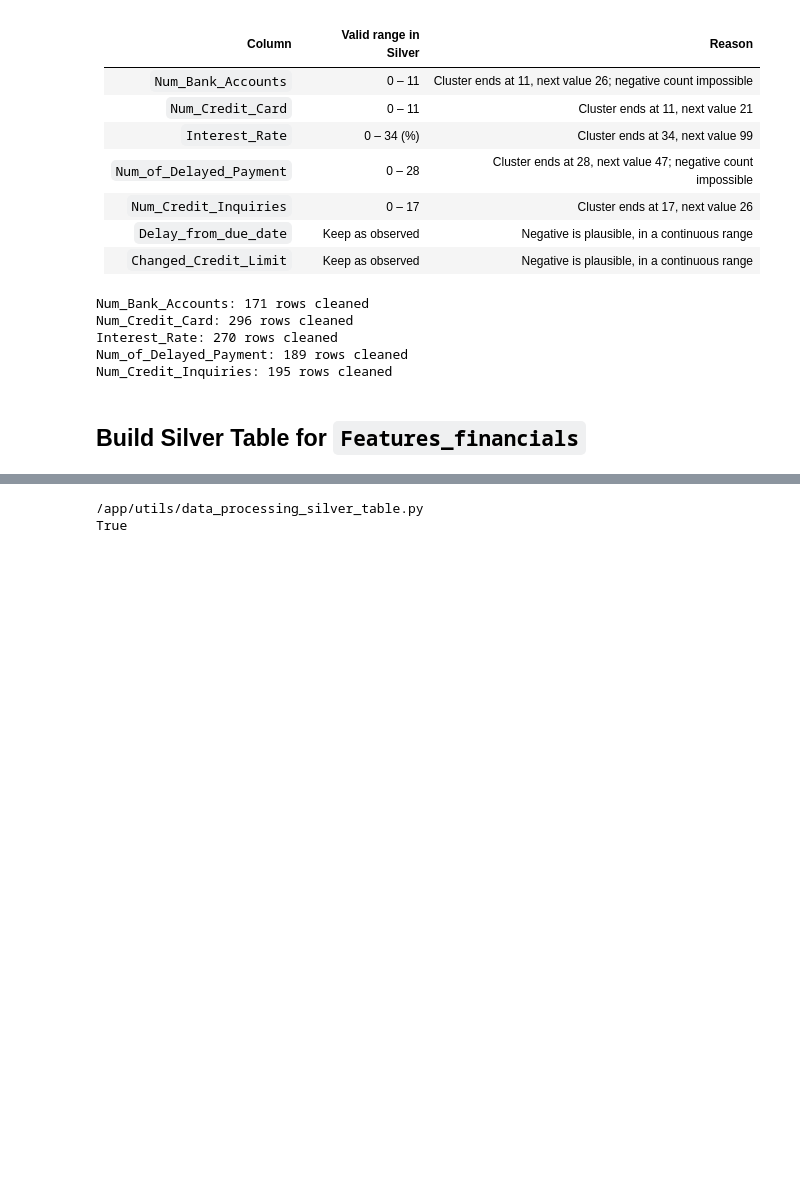
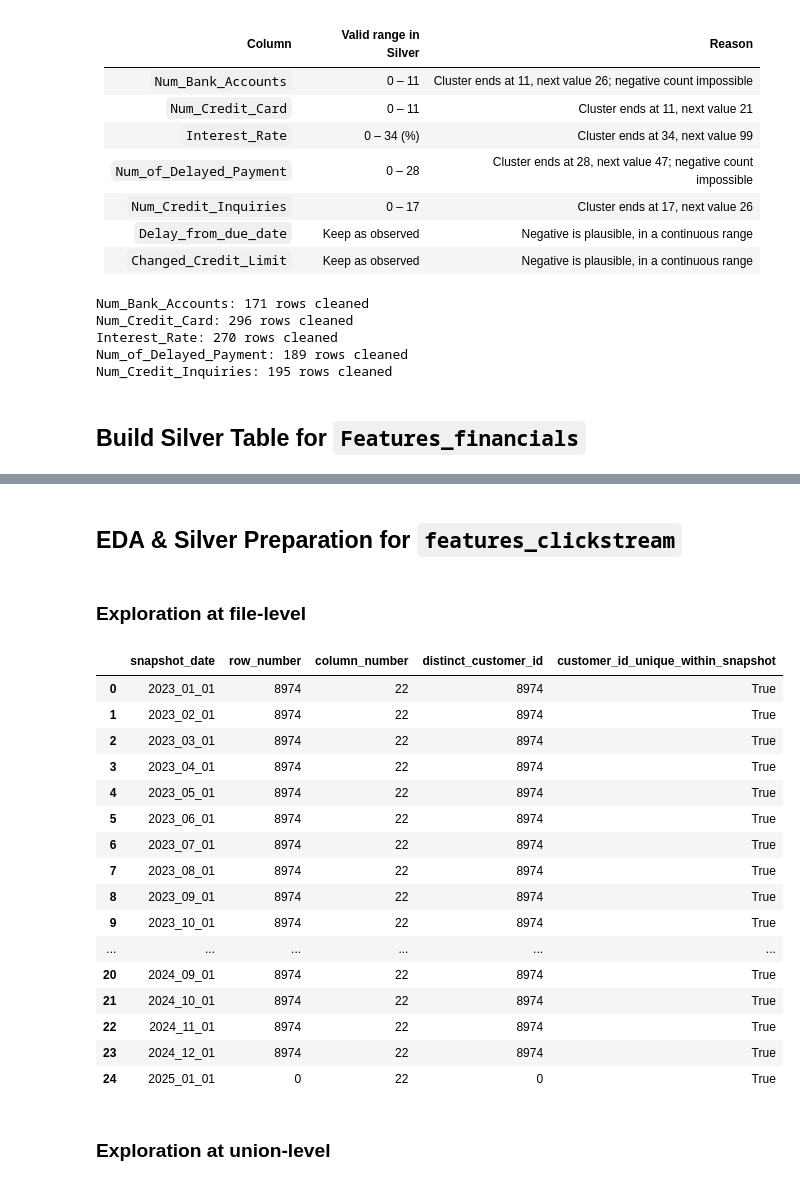
Before and after one commit to anhln113/MLE_Assignment_1, a Jupyter notebook: notebooks/EDA.ipynb, the cells around one changed output, grey strips where cells are left out. Saved outputs shown, nothing was run; the diff lists cells and outputs as text; code cells hidden in the pictures; blank space fills up the shorter version.

```diff
--- a/notebooks/EDA.ipynb
+++ b/notebooks/EDA.ipynb
@@ -1865,17 +1868,62 @@ loaded from: datamart/bronze/financials/bronze_feature_financials_2024_12_01.csv
 saved to: datamart/silver/financials/silver_feature_financials_2024_12_01.parquet row count: 515
 loaded from: datamart/bronze/financials/bronze_feature_financials_2025_01_01.csv row count: 526
 saved to: datamart/silver/financials/silver_feature_financials_2025_01_01.parquet row count: 526
-# %%
-import importlib
-import utils.data_processing_silver_table
-
-importlib.reload(utils.data_processing_silver_table)
-
-print(utils.data_processing_silver_table.__file__)
-print(hasattr(
-    utils.data_processing_silver_table,
-    "process_feature_financials_silver_table"
-))
-# %% [output]
-/app/utils/data_processing_silver_table.py
-True
+# %% [markdown]
+## EDA & Silver Preparation for `features_clickstream`
+# %% [markdown]
+### Exploration at file-level
+# %%
+# Explore data at file-level
+clickstream_dir = "datamart/bronze/clickstream"
+clickstream_files = sorted(glob.glob(os.path.join(clickstream_dir, "*.csv")))
+
+FEATURE_COLS = [f"fe_{i}" for i in range(1, 21)]
+BUSINESS_KEY = ["Customer_ID", "snapshot_date"]
+
+results = []
+
+for file_path in clickstream_files:
+    file_name = os.path.basename(file_path)
+
+    # Expected Bronze naming: bronze_feature_clickstream_YYYY_MM_DD.csv
+    snapshot_date = file_name.replace("bronze_feature_clickstream_", "").replace(".csv", "")
+
+    # Read Bronze consistently as strings; type casting will be enforced in Silver
+    df = spark.read.csv(file_path, header=True, inferSchema=False)
+
+    row_count = df.count()
+    column_count = len(df.columns)
+    distinct_customer_count = df.select("customer_id").distinct().count()
+
+    results.append({
+        "snapshot_date": snapshot_date,
+        "row_number": row_count,
+        "column_number": column_count,
+        "distinct_customer_id": distinct_customer_count,
+        "customer_id_unique_within_snapshot": (
+            row_count == distinct_customer_count
+        )
+    })
+
+clickstream_summary = pd.DataFrame(results).sort_values("snapshot_date")
+clickstream_summary
+# %% [output]
+|  | snapshot_date | row_number | column_number | distinct_customer_id | customer_id_unique_within_snapshot |
+| 0 | 2023_01_01 | 8974 | 22 | 8974 | True |
+| 1 | 2023_02_01 | 8974 | 22 | 8974 | True |
+| 2 | 2023_03_01 | 8974 | 22 | 8974 | True |
+| 3 | 2023_04_01 | 8974 | 22 | 8974 | True |
+| 4 | 2023_05_01 | 8974 | 22 | 8974 | True |
+| 5 | 2023_06_01 | 8974 | 22 | 8974 | True |
+| 6 | 2023_07_01 | 8974 | 22 | 8974 | True |
+| 7 | 2023_08_01 | 8974 | 22 | 8974 | True |
+| 8 | 2023_09_01 | 8974 | 22 | 8974 | True |
+| 9 | 2023_10_01 | 8974 | 22 | 8974 | True |
+| ... | ... | ... | ... | ... | ... |
+| 20 | 2024_09_01 | 8974 | 22 | 8974 | True |
+| 21 | 2024_10_01 | 8974 | 22 | 8974 | True |
+| 22 | 2024_11_01 | 8974 | 22 | 8974 | True |
+| 23 | 2024_12_01 | 8974 | 22 | 8974 | True |
+| 24 | 2025_01_01 | 0 | 22 | 0 | True |
+# %% [markdown]
+### Exploration at union-level
```
Also changed, not shown: parts of 15 cells of this notebook, 3 other files.
